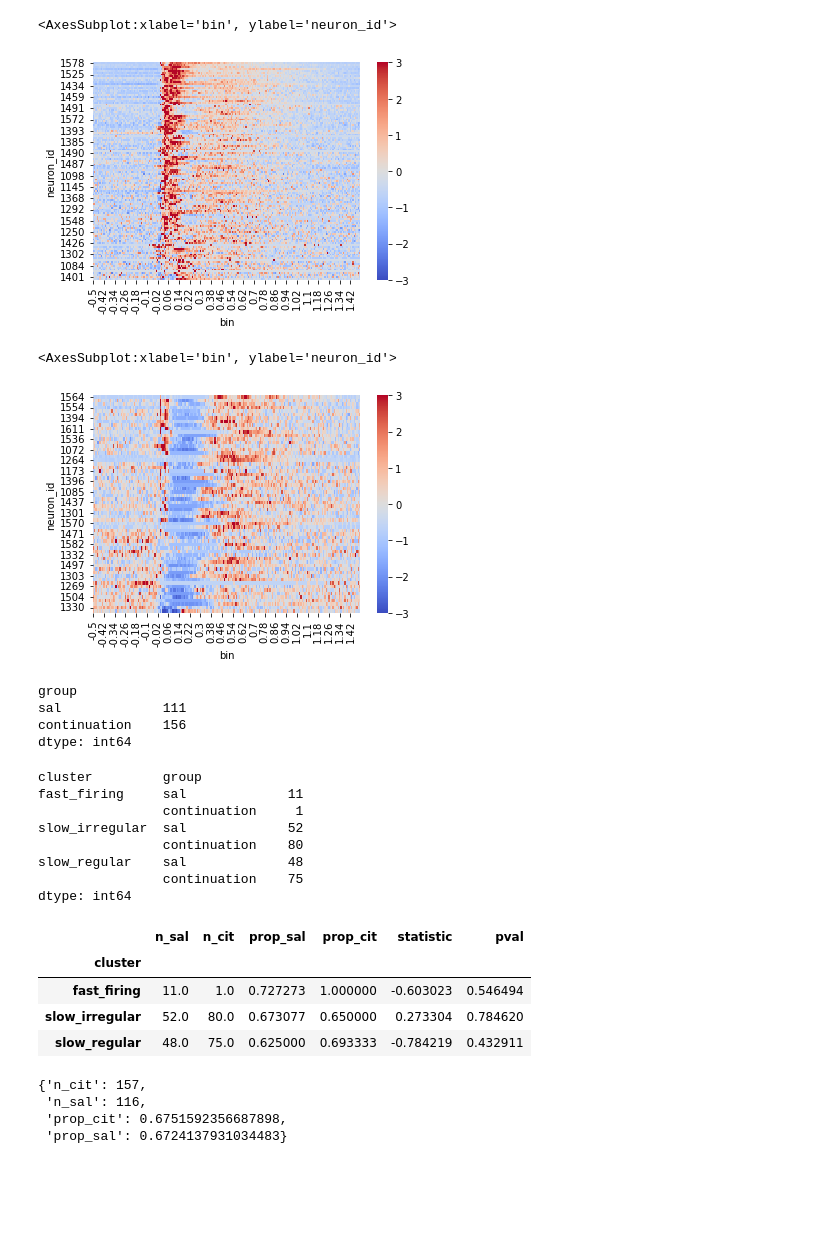
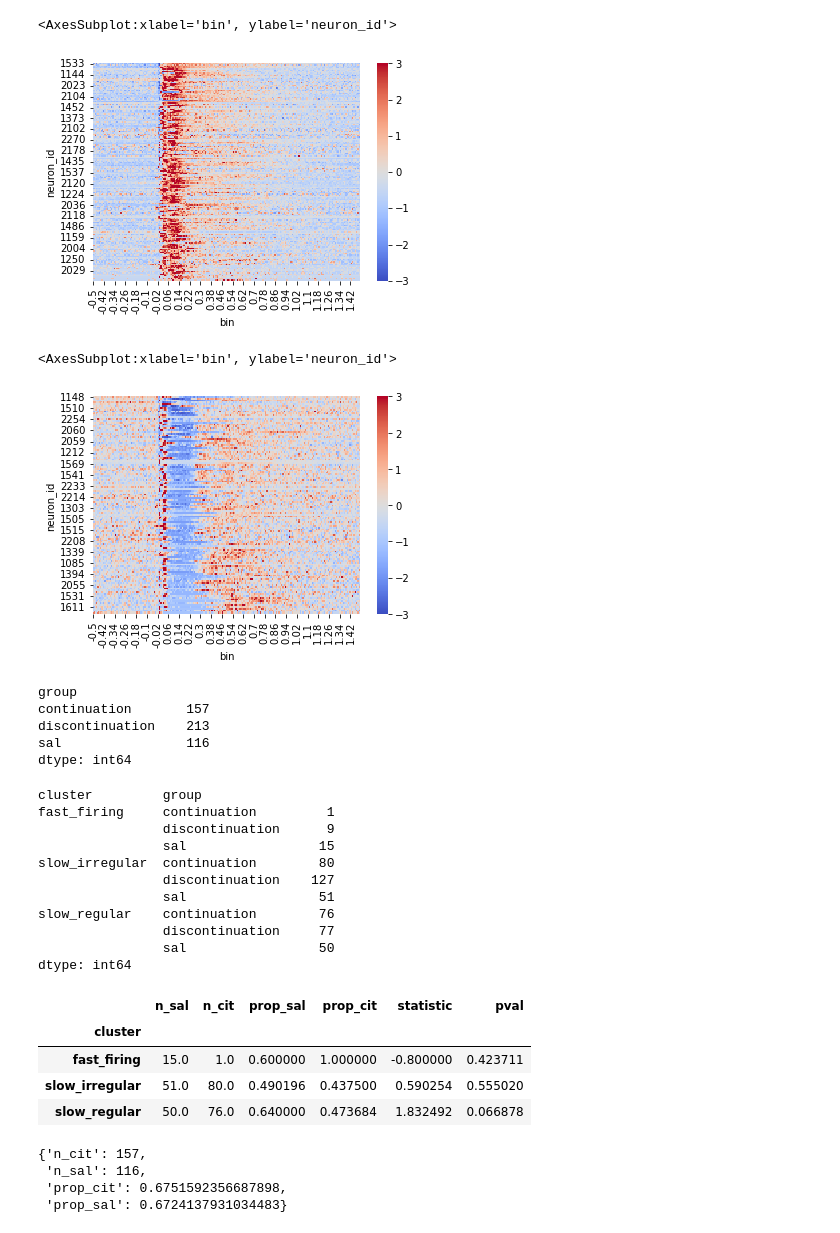
Before and after one commit to Ruairi-osul/ssri-project, a Jupyter notebook: notebooks/results/04 Evoked Correlations/00 Assign Shock Responders.ipynb, the cells around one changed output. Drawn from its saved outputs; the diff is of its cells as text; code cells hidden in the pictures; blank space fills up the shorter version.

```diff
--- a/notebooks/results/04 Evoked Correlations/00 Assign Shock Responders.ipynb
+++ b/notebooks/results/04 Evoked Correlations/00 Assign Shock Responders.ipynb
@@ -99,7 +99,7 @@ get_psth = Pipeline([
     (rename, dict(aligned="spiketimes")),
     (bin_spikes, dict()),
     (pivot, dict(time_col="bin", value_col="counts")),
-    (standardize, dict(baseline_before=0)),
+    # (standardize, dict(baseline_before=0)),
     (sort_by_activity_in_range, dict(t_start=0.1, t_stop=0.4, agg_func=np.mean)),
 ])
 # %%
@@ -112,10 +129,10 @@ from ezbootstrap import permutation_2sample
 def permutation_prepost(col):
     x = col.loc[lambda x: (x.index < 0.02) | (x.index > 0.3)].values
     y = col.loc[lambda x: (x.index >= 0.02) & (x.index <= 0.3)].values
-    obs = x.mean() - y.mean()
-    reps = permutation_2sample(x, y, lambda x, y: np.mean(x) - np.mean(y), size=1000)
+    obs = np.median(x) - np.median(y)
+    reps = permutation_2sample(x, y, lambda x, y: np.median(x) - np.median(y), size=1000)
     p = np.mean(np.abs(reps) >= np.abs(obs)) * 2
-    return pd.Series({"statistic": obs, "p": p})
+    return pd.Series({"Observed Difference": obs, "p": p})
 
 psth_res = (
     psths
@@ -132,29 +165,30 @@ import seaborn as sns
 def get_neuron_subset(df, neurons) -> pd.DataFrame:
     return df[[c for c in df.columns if c in neurons]]
 
-neurons = psth_res.loc[lambda x: (x.sig) & (x.statistic < 0)].neuron_id.values
+neurons = psth_res.loc[lambda x: (x.sig) & (x["Observed Difference"] < 0)].neuron_id.values
 
 dfp = get_neuron_subset(psths, neurons)
 sns.heatmap(dfp.apply(zscore).transpose(), cmap="coolwarm", vmin =-3, vmax=3)
 # %% [output]
 <AxesSubplot:xlabel='bin', ylabel='neuron_id'>
-[figure, old version]
+[figure, new version]
 # %%
-neurons = psth_res.loc[lambda x: (x.sig) & (x.statistic > 0)].neuron_id.values
+neurons = psth_res.loc[lambda x: (x.sig) & (x["Observed Difference"] > 0)].neuron_id.values
 
 dfp = get_neuron_subset(psths, neurons)
 sns.heatmap(dfp.apply(zscore).transpose(), cmap="coolwarm", vmin =-3, vmax=3)
 # %% [output]
 <AxesSubplot:xlabel='bin', ylabel='neuron_id'>
-[figure, old version]
+[figure, new version]
 # %%
 # n neurons by group
 
 psth_res.dropna().groupby("group").size()
 # %% [output]
 group
-sal             111
-continuation    156
+continuation       157
+discontinuation    213
+sal                116
 dtype: int64
 # %%
 # n neurons by cluster by group
@@ -163,12 +197,15 @@ dtype: int64
 psth_res.dropna().groupby(["cluster", "group"]).size()
 # %% [output]
 cluster         group
-fast_firing     sal             11
-                continuation     1
-slow_irregular  sal             52
-                continuation    80
-slow_regular    sal             48
-                continuation    75
+fast_firing     continuation         1
+                discontinuation      9
+                sal                 15
+slow_irregular  continuation        80
+                discontinuation    127
+                sal                 51
+slow_regular    continuation        76
+                discontinuation     77
+                sal                 50
 dtype: int64
 # %%
 # compare pct correlated
@@ -193,9 +230,9 @@ psth_res.dropna().groupby(["cluster"]).apply(compare_pct)
 # %% [output]
 |  | n_sal | n_cit | prop_sal | prop_cit | statistic | pval |
 | cluster |  |  |  |  |  |  |
-| fast_firing | 11.0 | 1.0 | 0.727273 | 1.000000 | -0.603023 | 0.546494 |
-| slow_irregular | 52.0 | 80.0 | 0.673077 | 0.650000 | 0.273304 | 0.784620 |
-| slow_regular | 48.0 | 75.0 | 0.625000 | 0.693333 | -0.784219 | 0.432911 |
+| fast_firing | 15.0 | 1.0 | 0.600000 | 1.000000 | -0.800000 | 0.423711 |
+| slow_irregular | 51.0 | 80.0 | 0.490196 | 0.437500 | 0.590254 | 0.555020 |
+| slow_regular | 50.0 | 76.0 | 0.640000 | 0.473684 | 1.832492 | 0.066878 |
 # %%
 from pprint import pprint
 import matplotlib.pyplot as plt
```
Also changed, not shown: parts of 15 cells of this notebook, 11 other files.
